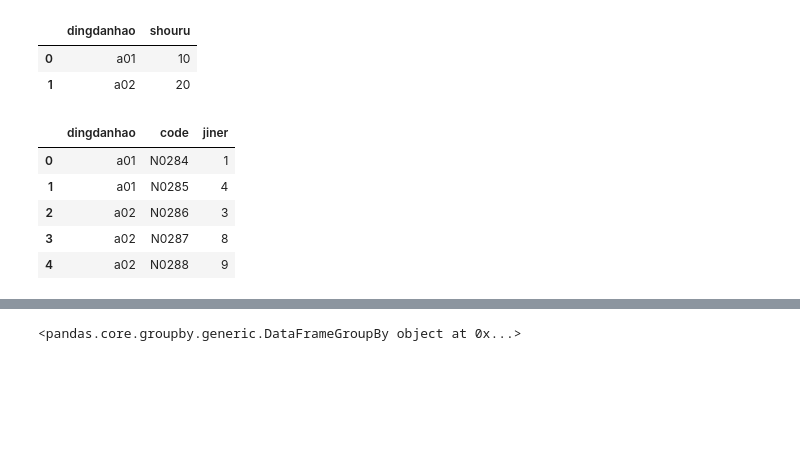
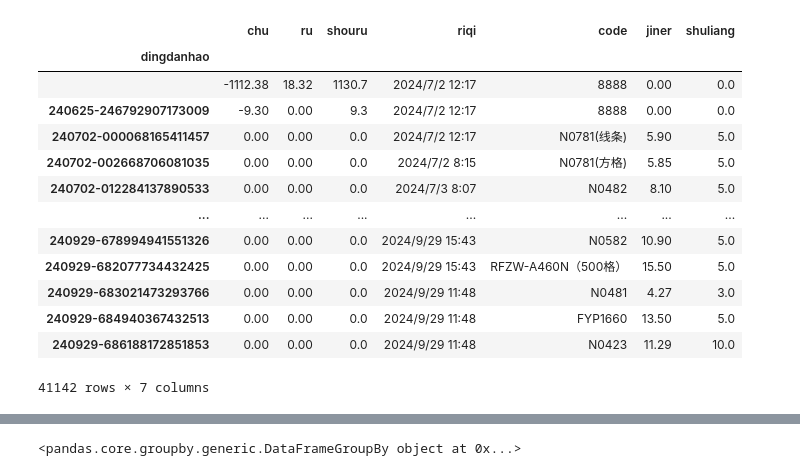
Before and after one commit to reddatetea/fisha, a Jupyter notebook: pingduoduoShouru01.ipynb, the cells around one changed output, grey strips where cells are left out. Drawn from its saved outputs; the diff is of its cells as text; code cells hidden in the pictures; blank space fills up the shorter version.

```diff
--- a/pingduoduoShouru01.ipynb
+++ b/pingduoduoShouru01.ipynb
@@ -38,5 +112,5 @@ ValueError: Length mismatch: Expected axis has 82 elements, new values have 5 el
 # %%
 #所有收入
 fname_shouru = r"F:\a00nutstore\008\zw08\电商\拼多多\pdd-mall-bill-detail(100306881)_2024-09-30-07-09-49_3.csv"
-df_shouru0 = pd.read_csv(fname_shouru,header =4,encoding = 'gb18030')
+df_shouru0 = pd.read_csv(fname_shouru,encoding = 'gb18030')
 df_shouru0
@@ -43,4 +131,13 @@ df_shouru0
 # %%
 df_shouru1 = df_shouru0.dropna(thresh = 3)
-df_shouru1
+regax = r'（订单(?P<dingdanhao>\d{6}-\d{15})）'
+pattern = re.compile(regax)
+# mat = pattern.search(string)
+def getDingdanhao(s):
+    mat = pattern.search(s)
+    if mat :
+        s = mat.group('dingdanhao')
+    else :
+        s = ''
+    return s
 # %%
@@ -55,8 +151,0 @@ else :
-# %%
-def getDingdanhao(s):
-    mat = pattern.search(string)
-    if mat :
-        s = mat.group('dingdanhao')
-    else :
-        s = ''
-    return s
@@ -63,3 +156,8 @@ def getDingdanhao(s):
 # %%
-df_shouru1['商户订单号']= df_shouru1['商户订单号'].mask(df_shouru1['商户订单号'].isnull(),df_shouru1['备注'].map(getDingdanhao))
-df_shouru1
+df_shouru1['商户订单号']= df_shouru1['商户订单号'].mask(df_shouru1['商户订单号'].isnull(),df_shouru0['备注'].map(getDingdanhao))
+df_shouru1.columns = ['dingdanhao', 'riqi', 'ru', 'chu', 'leixing', 'beizhu', 'miaoshu']
+df_shouru2 = df_shouru1.loc[df_shouru1.leixing != '提现']
+df_shouru2 = df_shouru2.assign(shouru = df_shouru2['ru'] - df_shouru2['chu'])
+df_shouru2['dingdanhao'] = df_shouru2['dingdanhao'].fillna('888888-888888888888888')
+shouru_pivot =df_shouru2.pivot_table(index = 'dingdanhao',values =['ru','chu','shouru'],aggfunc = np.sum)
+shouru_pivot
@@ -81 +184,28 @@ result0
+# %%
+#空值填充为0
+for i in ['chu','ru','shouru','jiner','shuliang']:
+    result0[i] = result0[i].fillna(0)
+#code填充
+result0['code'] = result0['code'].fillna('8888')
+
+#日期填充
+result0['riqi'] = result0['riqi'].replace('\t',None)
+result0['riqi'] = result0['riqi'].ffill()
+result0['riqi'] = result0['riqi'].bfill()
+result0
+# %% [output]
+|  | chu | ru | shouru | riqi | code | jiner | shuliang |
+| dingdanhao |  |  |  |  |  |  |  |
+|  | -1112.38 | 18.32 | 1130.7 | 2024/7/2 12:17 | 8888 | 0.00 | 0.0 |
+| 240625-246792907173009 | -9.30 | 0.00 | 9.3 | 2024/7/2 12:17 | 8888 | 0.00 | 0.0 |
+| 240702-000068165411457 | 0.00 | 0.00 | 0.0 | 2024/7/2 12:17 | N0781(线条) | 5.90 | 5.0 |
+| 240702-002668706081035 | 0.00 | 0.00 | 0.0 | 2024/7/2 8:15 | N0781(方格) | 5.85 | 5.0 |
+| 240702-012284137890533 | 0.00 | 0.00 | 0.0 | 2024/7/3 8:07 | N0482 | 8.10 | 5.0 |
+| ... | ... | ... | ... | ... | ... | ... | ... |
+| 240929-678994941551326 | 0.00 | 0.00 | 0.0 | 2024/9/29 15:43 | N0582 | 10.90 | 5.0 |
+| 240929-682077734432425 | 0.00 | 0.00 | 0.0 | 2024/9/29 15:43 | RFZW-A460N（500格） | 15.50 | 5.0 |
+| 240929-683021473293766 | 0.00 | 0.00 | 0.0 | 2024/9/29 11:48 | N0481 | 4.27 | 3.0 |
+| 240929-684940367432513 | 0.00 | 0.00 | 0.0 | 2024/9/29 11:48 | FYP1660 | 13.50 | 5.0 |
+| 240929-686188172851853 | 0.00 | 0.00 | 0.0 | 2024/9/29 11:48 | N0423 | 11.29 | 10.0 |
+41142 rows × 7 columns
 # %%
@@ -85,17 +215,6 @@ df_dingdan2.to_excel('订单号.xlsx')
 # %%
-left = pd.read_clipboard()
-left
+# left = pd.read_clipboard()
+# right = pd.read_clipboard()
+# test_result = pd.merge(left = left,right = right,how = 'outer')
+# test_result = pd.merge(right = right,left = left,how = 'outer')
+# test_result
-# %% [output]
-|  | dingdanhao | shouru |
-| 0 | a01 | 10 |
-| 1 | a02 | 20 |
-# %%
-right = pd.read_clipboard()
-right
-# %% [output]
-|  | dingdanhao | code | jiner |
-| 0 | a01 | N0284 | 1 |
-| 1 | a01 | N0285 | 4 |
-| 2 | a02 | N0286 | 3 |
-| 3 | a02 | N0287 | 8 |
-| 4 | a02 | N0288 | 9 |
```
Also changed, not shown: parts of 26 cells of this notebook, 18 other files.
